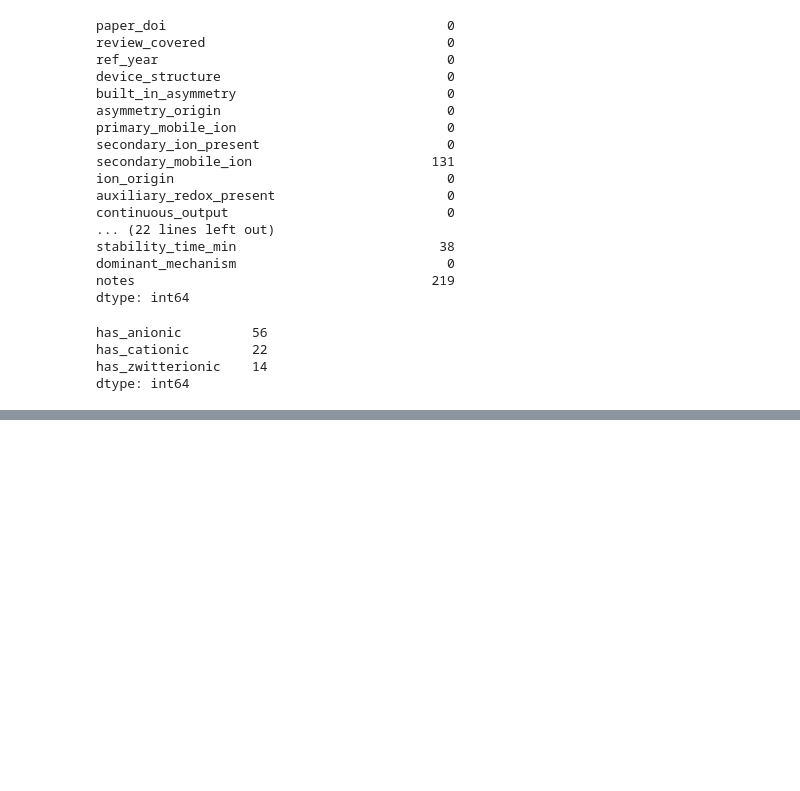
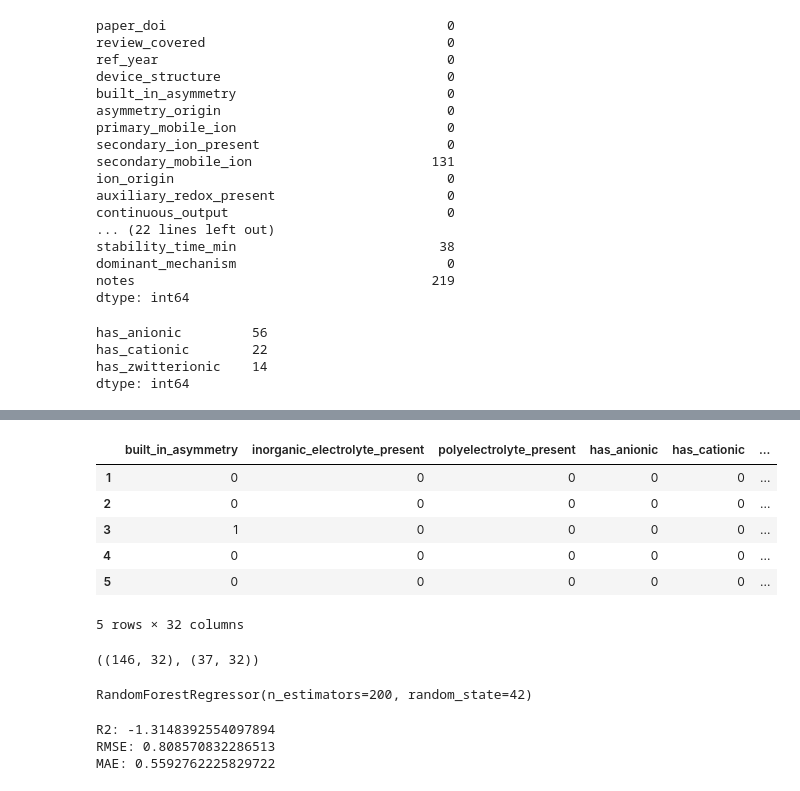
Before and after one commit to wenluanzhang/hydrovoltaic-ml, a Jupyter notebook: notebooks/01_data_cleaning.ipynb, the cells around one changed output, grey strips where cells are left out. Drawn from its saved outputs; the diff is of its cells as text; code cells hidden in the pictures; blank space fills up the shorter version.

```diff
--- a/notebooks/01_data_cleaning.ipynb
+++ b/notebooks/01_data_cleaning.ipynb
@@ -96,0 +103,8 @@ df["polyelectrolyte_zwitterionic_raw"] = df["polyelectrolyte_zwitterionic"]
+# %%
+df["has_any_polyelectrolyte"] = (
+    df["has_anionic"] +
+    df["has_cationic"] +
+    df["has_zwitterionic"]
+) > 0
+
+df["has_any_polyelectrolyte"] = df["has_any_polyelectrolyte"].astype(int)
@@ -96,0 +148,2 @@ df["polyelectrolyte_zwitterionic_raw"] = df["polyelectrolyte_zwitterionic"]
+# %%
+df_clean = df[df["continuous_output"] == 1].copy()
@@ -96,0 +163,17 @@ df["polyelectrolyte_zwitterionic_raw"] = df["polyelectrolyte_zwitterionic"]
+# %%
+features = [
+    "material_class",
+    "structure_class",
+    "device_structure",
+    "built_in_asymmetry",
+    "inorganic_electrolyte_present",
+    "polyelectrolyte_present",
+    "has_anionic",
+    "has_cationic",
+    "has_zwitterionic",
+    "dominant_mechanism",
+    "water_interaction_mode",
+    "rh_percent"
+]
+
+target = "voc_V"
@@ -96,0 +182,3 @@ df["polyelectrolyte_zwitterionic_raw"] = df["polyelectrolyte_zwitterionic"]
+# %%
+df_model = df_clean[features + [target]].copy()
+df_model.shape
@@ -96,0 +204,35 @@ df["polyelectrolyte_zwitterionic_raw"] = df["polyelectrolyte_zwitterionic"]
+# %%
+X = df_model[features]
+y = df_model[target]
+
+X_encoded = pd.get_dummies(X, drop_first=False)
+X_encoded.head()
+# %% [output]
+|  | built_in_asymmetry | inorganic_electrolyte_present | polyelectrolyte_present | has_anionic | has_cationic | ... |
+| 1 | 0 | 0 | 0 | 0 | 0 | ... |
+| 2 | 0 | 0 | 0 | 0 | 0 | ... |
+| 3 | 1 | 0 | 0 | 0 | 0 | ... |
+| 4 | 0 | 0 | 0 | 0 | 0 | ... |
+| 5 | 0 | 0 | 0 | 0 | 0 | ... |
+5 rows × 32 columns
+# %%
+from sklearn.model_selection import train_test_split
+
+X_train, X_test, y_train, y_test = train_test_split(
+    X_encoded, y, test_size=0.2, random_state=42
+)
+
+X_train.shape, X_test.shape
+# %% [output]
+((146, 32), (37, 32))
+# %%
+from sklearn.ensemble import RandomForestRegressor
+
+rf_model = RandomForestRegressor(
+    n_estimators=200,
+    random_state=42
+)
+
+rf_model.fit(X_train, y_train)
+# %% [output]
+RandomForestRegressor(n_estimators=200, random_state=42)
@@ -96,0 +241,15 @@ df["polyelectrolyte_zwitterionic_raw"] = df["polyelectrolyte_zwitterionic"]
+# %%
+from sklearn.metrics import r2_score, mean_squared_error, mean_absolute_error
+import numpy as np
+
+r2 = r2_score(y_test, y_pred)
+rmse = np.sqrt(mean_squared_error(y_test, y_pred))
+mae = mean_absolute_error(y_test, y_pred)
+
+print("R2:", r2)
+print("RMSE:", rmse)
+print("MAE:", mae)
+# %% [output]
+R2: -1.3148392554097894
+RMSE: 0.808570832286513
+MAE: 0.5592762225829722
```
Also changed, not shown: parts of 22 cells of this notebook, 1 other file.
